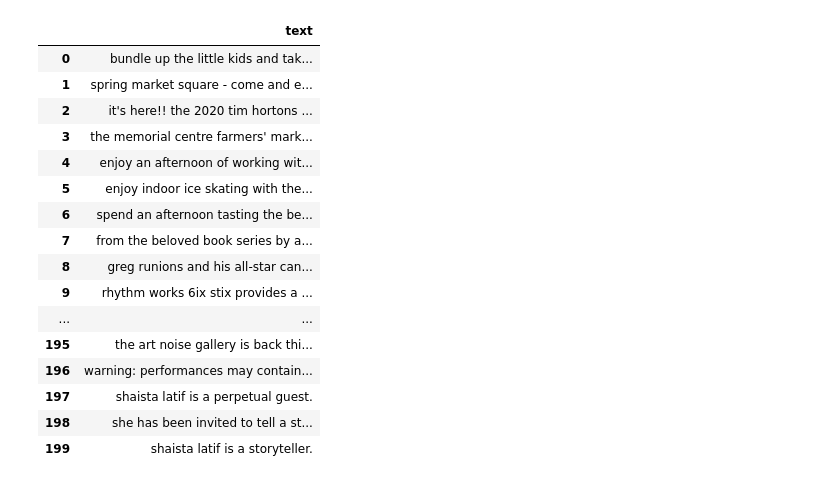
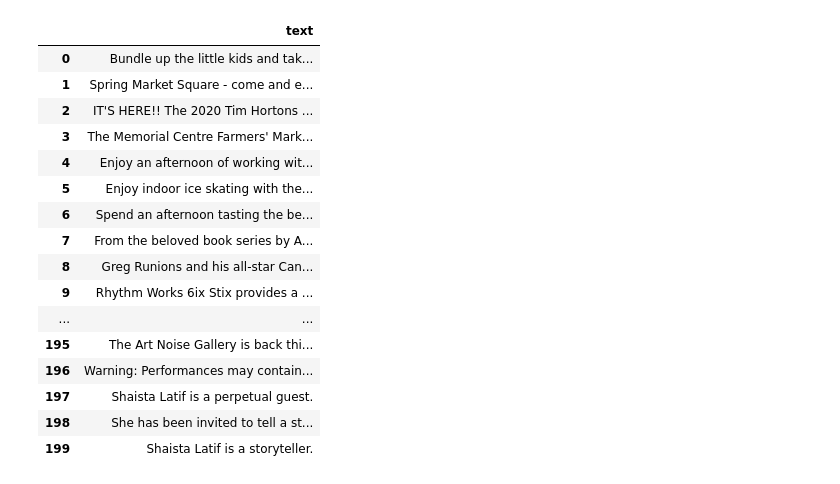
Before and after one commit to rashinagpal/EBC-6997, a Jupyter notebook: webscraper.ipynb, the cells around one changed output. Saved outputs shown, nothing was run; the diff lists cells and outputs as text; code cells hidden in the pictures.

```diff
--- a/webscraper.ipynb
+++ b/webscraper.ipynb
@@ -93,3 +27,8 @@ def render_entities(idx, df, options={}, column='named_ents'):
+# %%
+pd.set_option('display.max_rows', None)
+pd.set_option('display.max_columns', None)
+pd.set_option('display.width', None)
+pd.set_option('display.max_colwidth', -1)
 # %%
 # colors for additional part of speech tags we want to visualize
 options = {
@@ -103,6 +40,5 @@ nlp = spacy.load('en_core_web_sm')
 # %%
-file = 'data.csv'
-df = pd.read_csv("data.csv")
+df = pd.read_csv("data1.csv")
 
 mini_df = df[:200]
 mini_df.index = pd.RangeIndex(len(mini_df.index))
@@ -134,25 +68,25 @@ lower = lambda x: x.lower() # make everything lowercase
 # %%
-df = pd.DataFrame(df['event_description'].apply(lower))
+df = pd.DataFrame(df['event_description'])
 df.columns = ['text']
 display(df)
 # %% [output]
 |  | text |
-| 0 | bundle up the little kids and tak... |
-| 1 | spring market square - come and e... |
-| 2 | it's here!! the 2020 tim hortons ... |
-| 3 | the memorial centre farmers' mark... |
-| 4 | enjoy an afternoon of working wit... |
-| 5 | enjoy indoor ice skating with the... |
-| 6 | spend an afternoon tasting the be... |
-| 7 | from the beloved book series by a... |
-| 8 | greg runions and his all-star can... |
-| 9 | rhythm works 6ix stix provides a ... |
+| 0 | Bundle up the little kids and tak... |
+| 1 | Spring Market Square - come and e... |
+| 2 | IT'S HERE!! The 2020 Tim Hortons ... |
+| 3 | The Memorial Centre Farmers' Mark... |
+| 4 | Enjoy an afternoon of working wit... |
+| 5 | Enjoy indoor ice skating with the... |
+| 6 | Spend an afternoon tasting the be... |
+| 7 | From the beloved book series by A... |
+| 8 | Greg Runions and his all-star Can... |
+| 9 | Rhythm Works 6ix Stix provides a ... |
 | ... | ... |
-| 195 | the art noise gallery is back thi... |
-| 196 | warning: performances may contain... |
-| 197 | shaista latif is a perpetual guest. |
-| 198 | she has been invited to tell a st... |
-| 199 | shaista latif is a storyteller. |
+| 195 | The Art Noise Gallery is back thi... |
+| 196 | Warning: Performances may contain... |
+| 197 | Shaista Latif is a perpetual guest. |
+| 198 | She has been invited to tell a st... |
+| 199 | Shaista Latif is a storyteller. |
 # %%
 def extract_named_ents(text):
     """Extract named entities, and beginning, middle and end idx using spaCy's out-of-the-box model.
```
Also changed, not shown: parts of 11 cells of this notebook.
